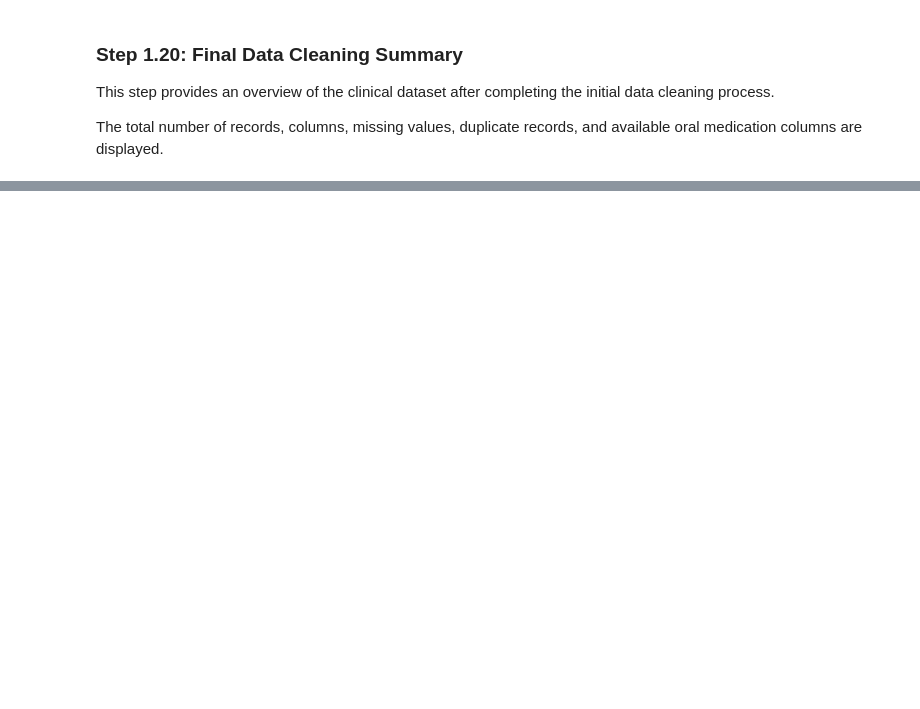
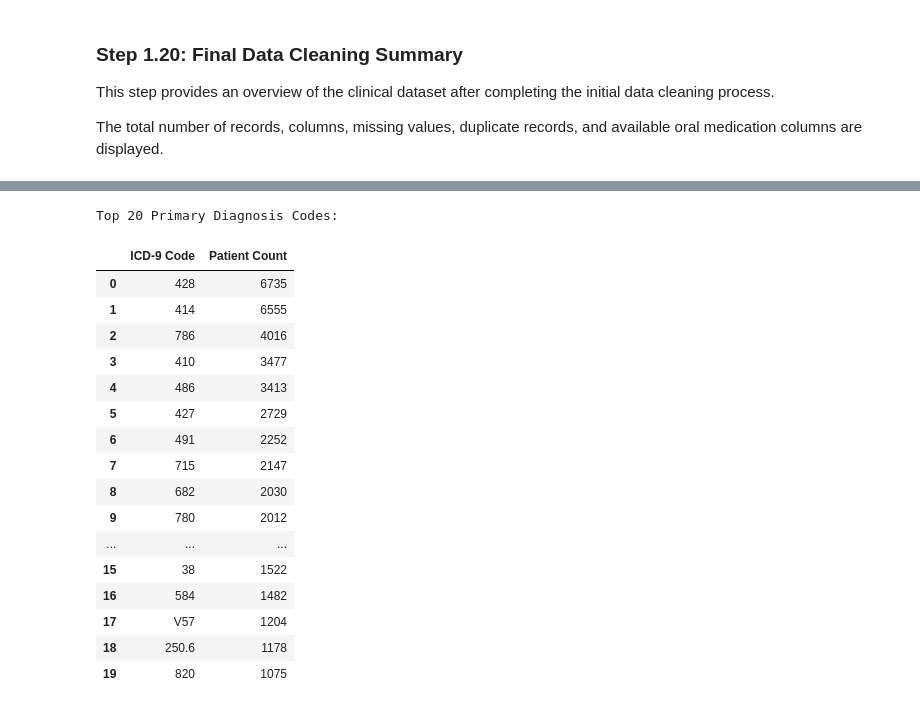
Before and after one commit to AsiniKaru/Vitality-Readmission-Predictor, a Jupyter notebook: phase_o1.ipynb, the cells around one changed output, grey strips where cells are left out. Saved outputs shown, nothing was run; the diff lists cells and outputs as text; code cells hidden in the pictures; blank space fills up the shorter version.

Commit message:
feat: identify top 20 primary diagnosis codes

```diff
--- a/phase_o1.ipynb
+++ b/phase_o1.ipynb
@@ -1011,0 +1033,40 @@ Remaining Weight Column: True
+# %%
+# Step 2.1: Identify top 20 most frequent diagnosis codes in diag_1
+
+# Count the frequency of each primary diagnosis code
+diag_counts = df_cleaned['diag_1'].value_counts()
+
+# Select the top 20 most frequent codes
+top_20_series = diag_counts.head(20)
+
+# Extract the code values into a list
+top_20_codes = list(top_20_series.index)
+
+# Create a DataFrame to display the top 20 codes
+top_20_table = pd.DataFrame({
+    'ICD-9 Code': top_20_codes,
+    'Patient Count': top_20_series.values
+})
+
+# Display the top 20 primary diagnoses
+print("Top 20 Primary Diagnosis Codes:")
+display(top_20_table)
+# %% [output]
+Top 20 Primary Diagnosis Codes:
+|  | ICD-9 Code | Patient Count |
+| 0 | 428 | 6735 |
+| 1 | 414 | 6555 |
+| 2 | 786 | 4016 |
+| 3 | 410 | 3477 |
+| 4 | 486 | 3413 |
+| 5 | 427 | 2729 |
+| 6 | 491 | 2252 |
+| 7 | 715 | 2147 |
+| 8 | 682 | 2030 |
+| 9 | 780 | 2012 |
+| ... | ... | ... |
+| 15 | 38 | 1522 |
+| 16 | 584 | 1482 |
+| 17 | V57 | 1204 |
+| 18 | 250.6 | 1178 |
+| 19 | 820 | 1075 |
```
Also changed, not shown: parts of 7 cells of this notebook.
